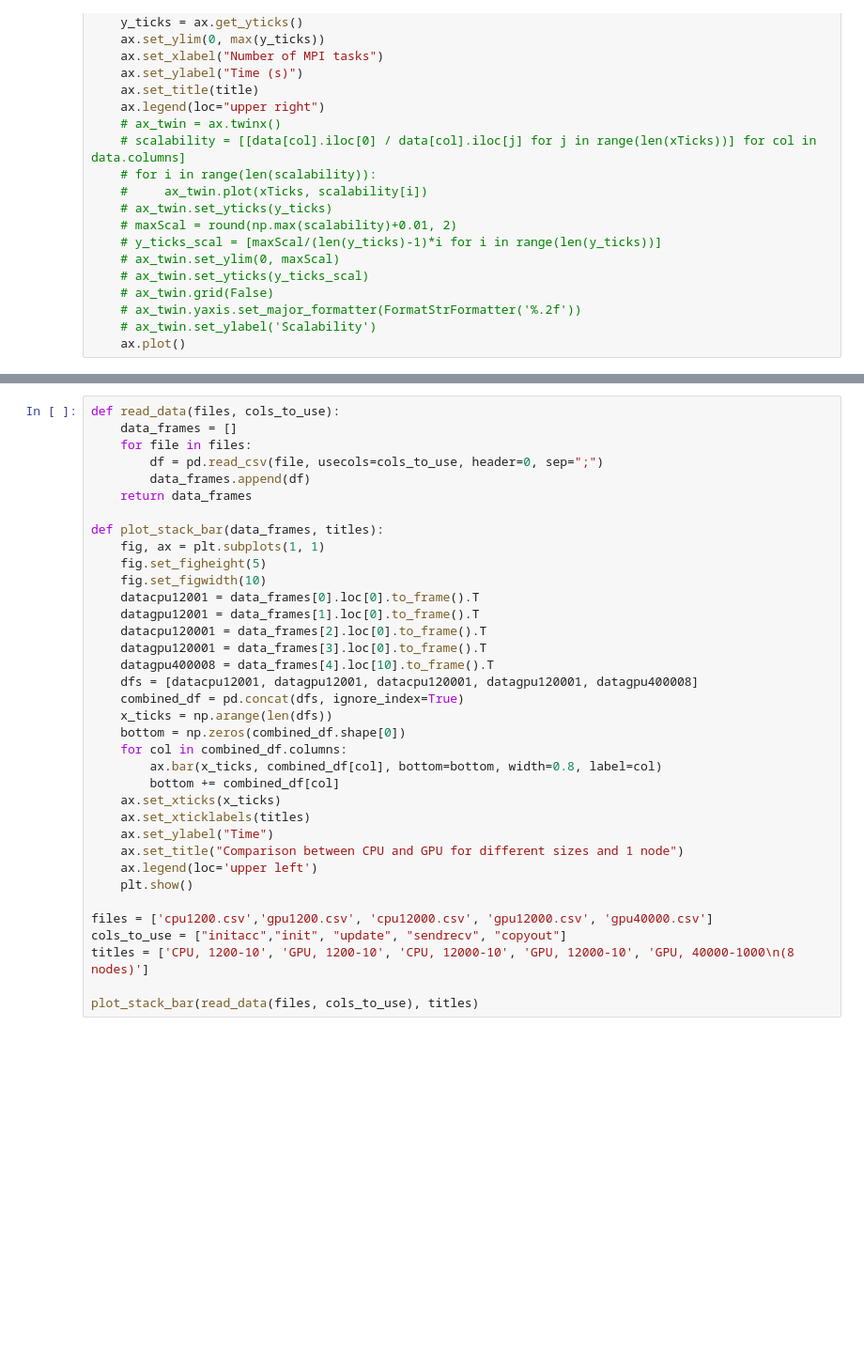
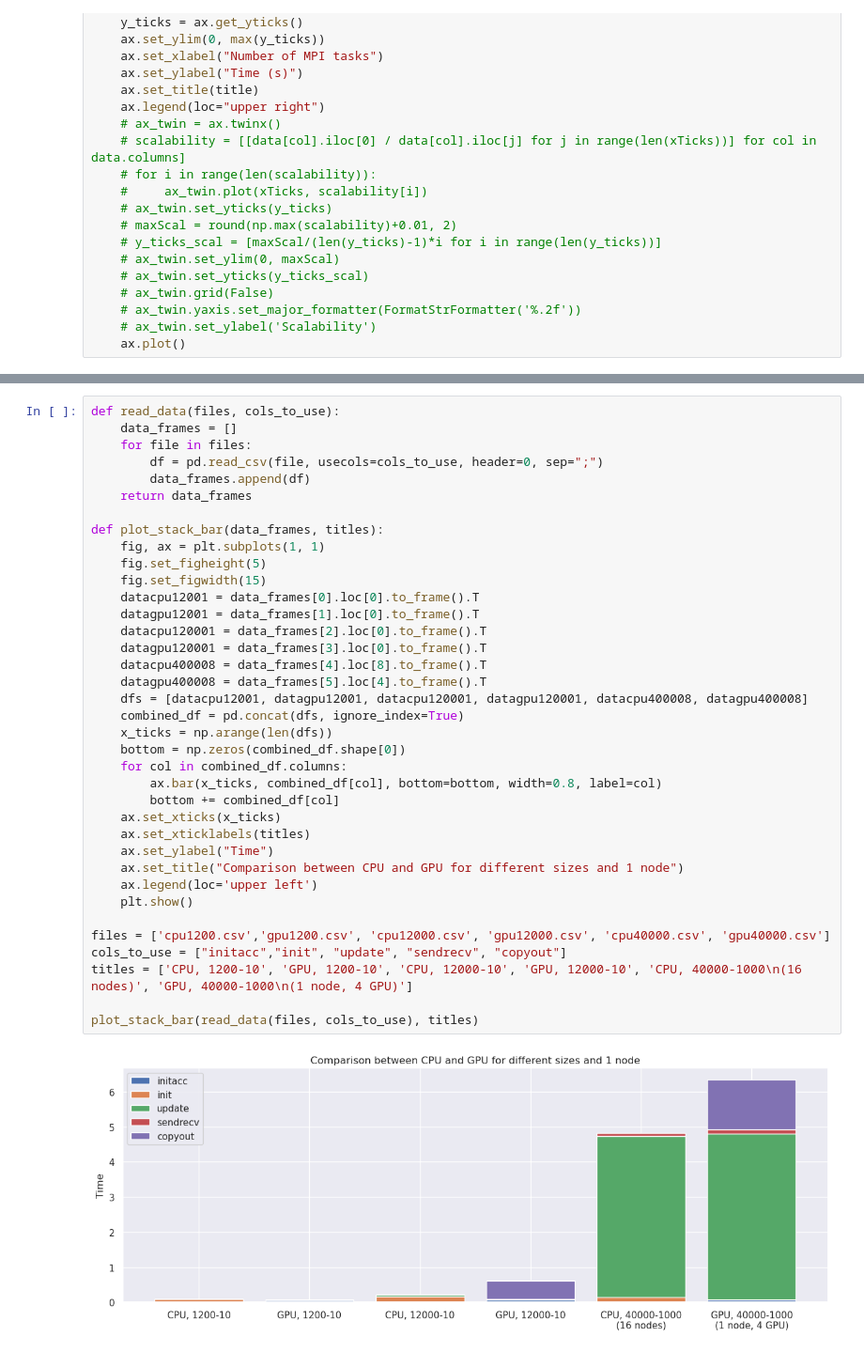
Before and after one commit to DavideRossi1/AdvancedHPC-Project, a Jupyter notebook: Jacobi/data/plots.ipynb, the cells around one changed output, grey strips where cells are left out. Shown at 94% size. Saved outputs shown, nothing was run; the diff lists cells and outputs as text; blank space fills up the shorter version.

```diff
--- a/Jacobi/data/plots.ipynb
+++ b/Jacobi/data/plots.ipynb
@@ -58,35 +60,38 @@ plotDataStackBar("cpu12000.csv", 1, "CPU, size 12000, 10 iter", colsToUse)
 def read_data(files, cols_to_use):
     data_frames = []
     for file in files:
         df = pd.read_csv(file, usecols=cols_to_use, header=0, sep=";")
         data_frames.append(df)
     return data_frames
 
 def plot_stack_bar(data_frames, titles):
     fig, ax = plt.subplots(1, 1)
     fig.set_figheight(5)
-    fig.set_figwidth(10)
+    fig.set_figwidth(15)
     datacpu12001 = data_frames[0].loc[0].to_frame().T
     datagpu12001 = data_frames[1].loc[0].to_frame().T
     datacpu120001 = data_frames[2].loc[0].to_frame().T
     datagpu120001 = data_frames[3].loc[0].to_frame().T
-    datagpu400008 = data_frames[4].loc[10].to_frame().T
-    dfs = [datacpu12001, datagpu12001, datacpu120001, datagpu120001, datagpu400008]
+    datacpu400008 = data_frames[4].loc[8].to_frame().T
+    datagpu400008 = data_frames[5].loc[4].to_frame().T
+    dfs = [datacpu12001, datagpu12001, datacpu120001, datagpu120001, datacpu400008, datagpu400008]
     combined_df = pd.concat(dfs, ignore_index=True)
     x_ticks = np.arange(len(dfs))
     bottom = np.zeros(combined_df.shape[0])
     for col in combined_df.columns:
         ax.bar(x_ticks, combined_df[col], bottom=bottom, width=0.8, label=col)
         bottom += combined_df[col]
     ax.set_xticks(x_ticks)
     ax.set_xticklabels(titles)
     ax.set_ylabel("Time")
     ax.set_title("Comparison between CPU and GPU for different sizes and 1 node")
     ax.legend(loc='upper left')
     plt.show()
 
-files = ['cpu1200.csv','gpu1200.csv', 'cpu12000.csv', 'gpu12000.csv', 'gpu40000.csv']
+files = ['cpu1200.csv','gpu1200.csv', 'cpu12000.csv', 'gpu12000.csv', 'cpu40000.csv', 'gpu40000.csv']
 cols_to_use = ["initacc","init", "update", "sendrecv", "copyout"]
-titles = ['CPU, 1200-10', 'GPU, 1200-10', 'CPU, 12000-10', 'GPU, 12000-10', 'GPU, 40000-1000\n(8 nodes)']
+titles = ['CPU, 1200-10', 'GPU, 1200-10', 'CPU, 12000-10', 'GPU, 12000-10', 'CPU, 40000-1000\n(16 nodes)', 'GPU, 40000-1000\n(1 node, 4 GPU)']
 
 plot_stack_bar(read_data(files, cols_to_use), titles)
+# %% [output]
+[figure, added]
```
Also changed, not shown: parts of 1 cell of this notebook, 41 other files.
